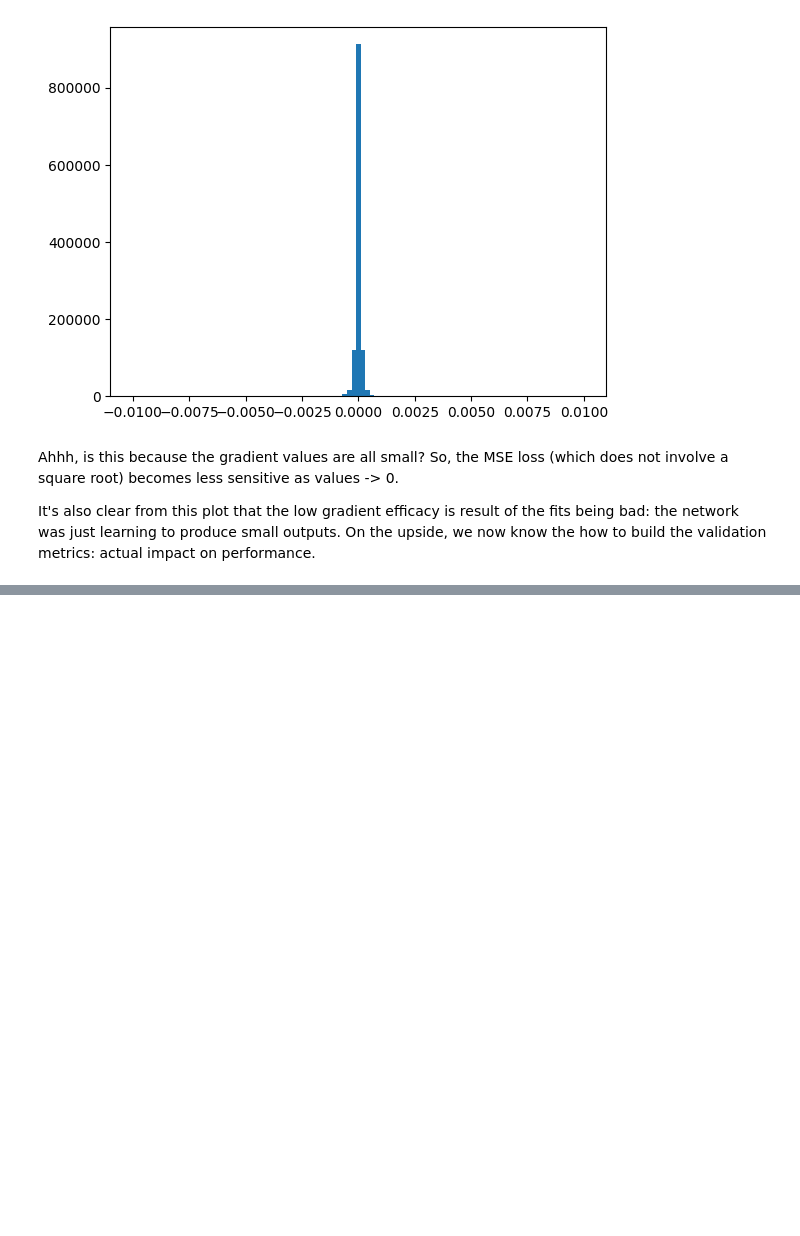
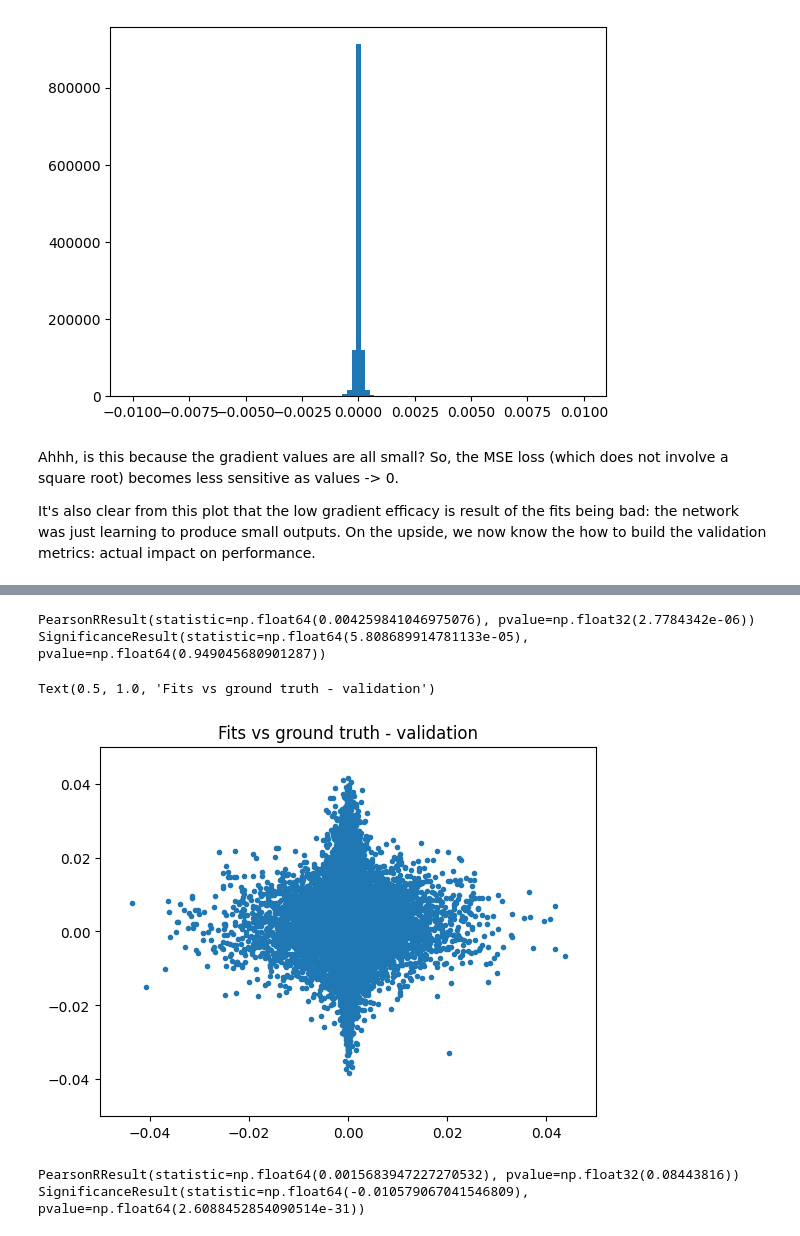
Before and after one commit to lrast/loss_function_learning, a Jupyter notebook: 1.0-gradient_learning.ipynb, the cells around one changed output, grey strips where cells are left out. Drawn from its saved outputs; the diff is of its cells as text; code cells hidden in the pictures; blank space fills up the shorter version.

```diff
--- a/1.0-loss_function_learning.ipynb
+++ b/1.0-gradient_learning.ipynb
@@ -1130,0 +1089,21 @@ KeyboardInterrupt:
+# %%
+from scipy.stats import pearsonr, spearmanr
+print(pearsonr( gradients_val.view(-1).detach().cpu(), predictions_val.view(-1).detach().cpu()))
+print(spearmanr( gradients_val.view(-1).detach().cpu(), predictions_val.view(-1).detach().cpu()))
+# %% [output]
+PearsonRResult(statistic=np.float64(0.004259841046975076), pvalue=np.float32(2.7784342e-06))
+SignificanceResult(statistic=np.float64(5.808689914781133e-05), pvalue=np.float64(0.949045680901287))
+# %%
+plt.scatter(gradients_train.view(-1).detach().cpu(), predictions_train.view(-1).detach().cpu(), marker='.')
+plt.xlim([-0.05, 0.05])
+plt.ylim([-0.05, 0.05])
+plt.title('Fits vs ground truth - validation')
+# %% [output]
+Text(0.5, 1.0, 'Fits vs ground truth - validation')
+[figure, added]
+# %%
+print(pearsonr( gradients_train.view(-1).detach().cpu(), predictions_train.view(-1).detach().cpu()))
+print(spearmanr( gradients_train.view(-1).detach().cpu(), predictions_train.view(-1).detach().cpu()))
+# %% [output]
+PearsonRResult(statistic=np.float64(0.0015683947227270532), pvalue=np.float32(0.08443816))
+SignificanceResult(statistic=np.float64(-0.010579067041546809), pvalue=np.float64(2.6088452854090514e-31))
```
Also changed, not shown: parts of 41 cells of this notebook, 1 other file.
